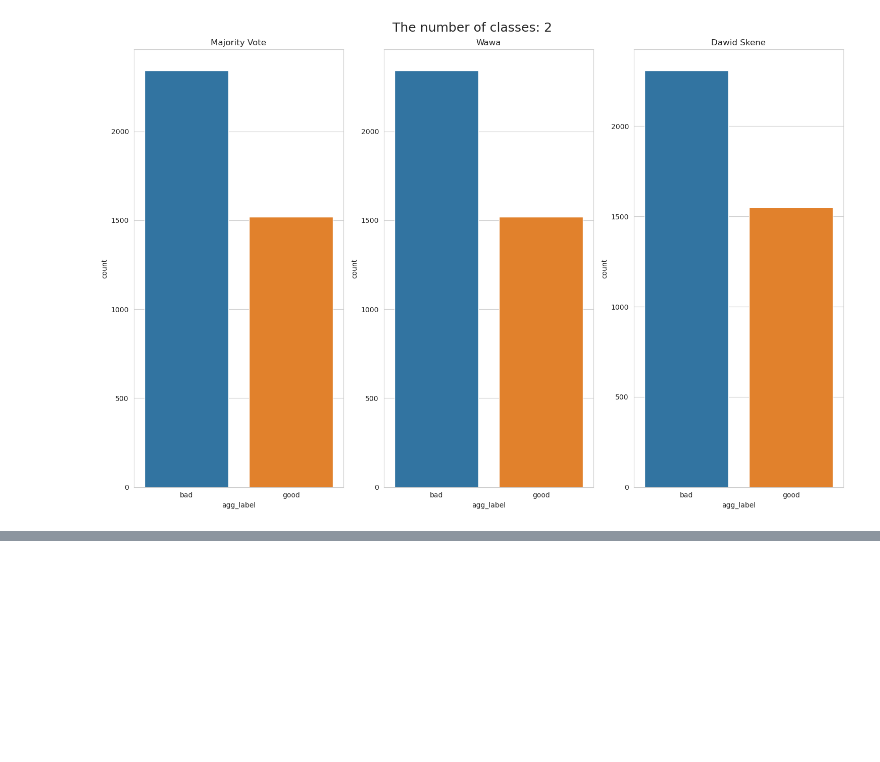
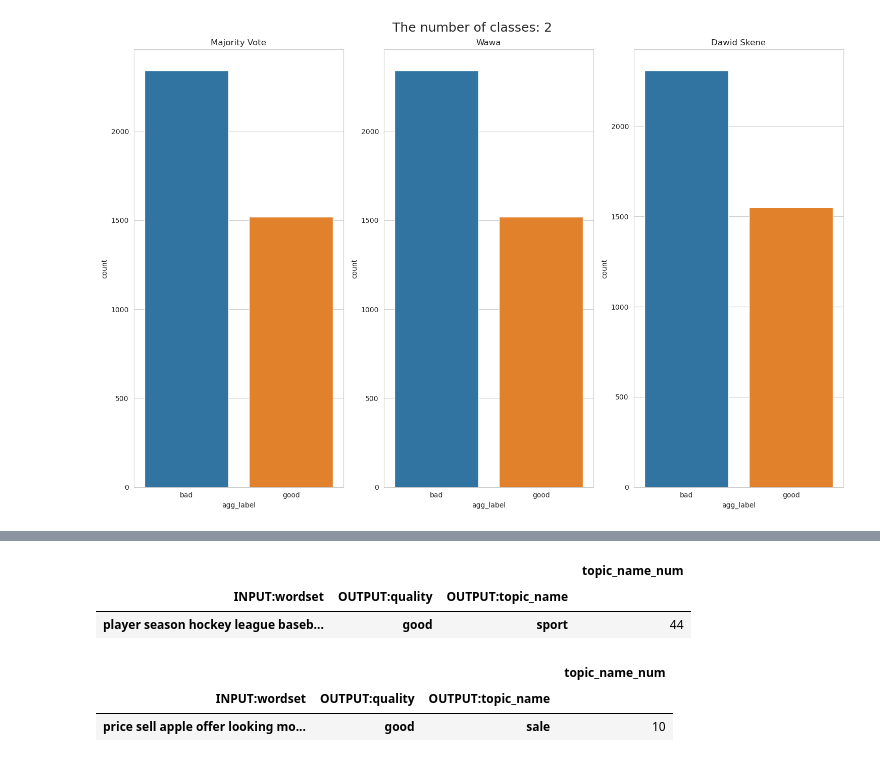
Before and after one commit to alex-mat-s/LLM_QE_TM, a Jupyter notebook: notebooks/EDA.ipynb, the cells around one changed output, grey strips where cells are left out. Drawn from its saved outputs; the diff is of its cells as text; code cells hidden in the pictures; blank space fills up the shorter version.

```diff
--- a/notebooks/EDA.ipynb
+++ b/notebooks/EDA.ipynb
@@ -448,0 +501,12 @@ Wawa vs Dawid Skene: True - 3828 False - 33
+# %%
+topic_name_distrib[topic_name_distrib["topic_name_num"]==44]
+# %% [output]
+|  |  |  | topic_name_num |
+| INPUT:wordset | OUTPUT:quality | OUTPUT:topic_name |  |
+| player season hockey league baseb... | good | sport | 44 |
+# %%
+topic_name_distrib[topic_name_distrib["topic_name_num"]==10]
+# %% [output]
+|  |  |  | topic_name_num |
+| INPUT:wordset | OUTPUT:quality | OUTPUT:topic_name |  |
+| price sell apple offer looking mo... | good | sale | 10 |
```
Also changed, not shown: parts of 6 cells of this notebook.
